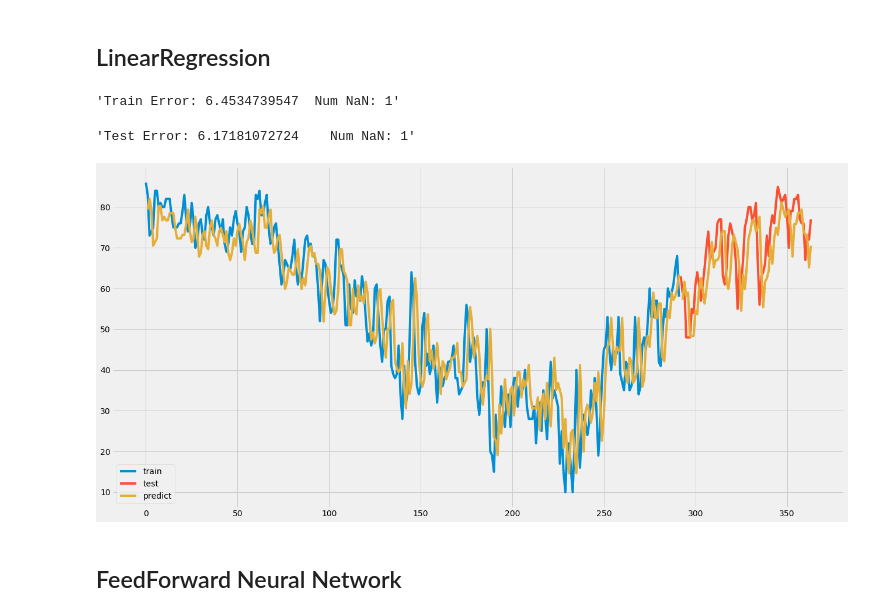
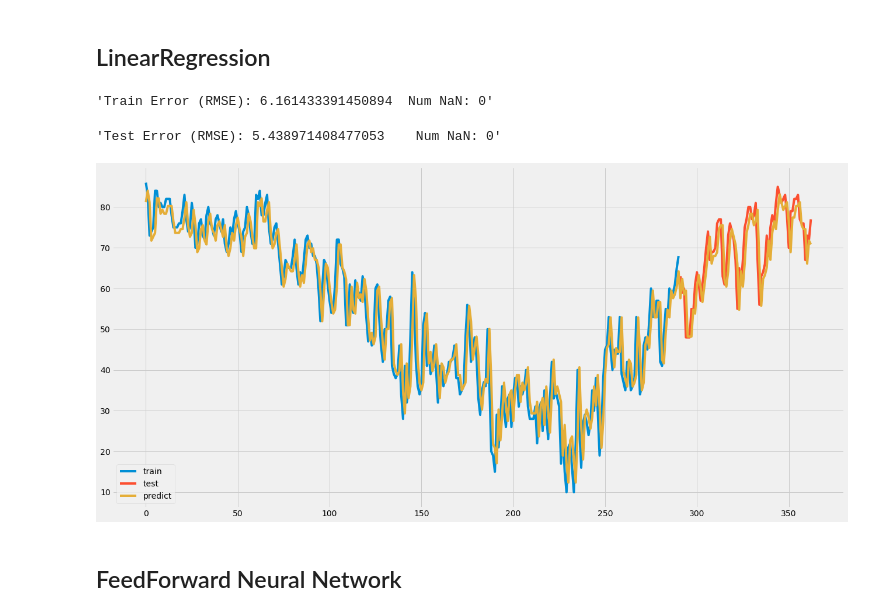
Before and after one commit to fdabek1/irregulartimeseries, a Jupyter notebook: 02-Chunk1.ipynb, the cells around one changed output. Saved outputs shown, nothing was run; the diff lists cells and outputs as text; code cells hidden in the pictures.

```diff
--- a/02-Chunk1.ipynb
+++ b/02-Chunk1.ipynb
@@ -82,5 +82,5 @@ analysis.run_model(model, name='RandomForest')
 # %%
 from sklearn.ensemble import AdaBoostRegressor
-model = Regressor(analysis, AdaBoostRegressor)
+model = Regressor(analysis=analysis, regressor=AdaBoostRegressor)
 analysis.run_model(model, name='AdaBoost')
 # %% [output]
@@ -90,5 +90,5 @@ analysis.run_model(model, name='AdaBoost')
 # %%
 from sklearn.gaussian_process import GaussianProcessRegressor
-model = Regressor(analysis, GaussianProcessRegressor)
+model = Regressor(analysis=analysis, regressor=GaussianProcessRegressor)
 analysis.run_model(model, name='GaussianProcess')
 # %% [output]
@@ -97,0 +102,15 @@ analysis.run_model(model, name='GaussianProcess')
+# %%
+from keras.models import Sequential
+from keras import optimizers
+from keras import layers
+
+nn = Sequential()
+nn.add(layers.SimpleRNN(50, activation='tanh', input_shape=(len(analysis.x_train), NUM_FEATURES), return_sequences=True))
+
+nn.add(layers.TimeDistributed(layers.Dense(10, activation='relu')))
+nn.add(layers.TimeDistributed(layers.Dense(1, activation='tanh')))
+# nn.add(layers.TimeDistributed(layers.Dense(1, activation='linear')))
+nn.compile(loss='mse', optimizer='adam')
+
+model = RNNAll(analysis=analysis, model=nn, fit_config={'epochs': 100, 'shuffle': False})
+analysis.run_model(model, name='RNNAll')
@@ -97,0 +127,15 @@ analysis.run_model(model, name='GaussianProcess')
+# %%
+from keras.models import Sequential
+from keras import optimizers
+from keras import layers
+
+nn = Sequential()
+nn.add(layers.LSTM(50, activation='tanh', input_shape=(len(analysis.x_train), NUM_FEATURES), return_sequences=True))
+
+nn.add(layers.TimeDistributed(layers.Dense(10, activation='relu')))
+nn.add(layers.TimeDistributed(layers.Dense(1, activation='tanh')))
+# nn.add(layers.TimeDistributed(layers.Dense(1, activation='linear')))
+nn.compile(loss='mse', optimizer='adam')
+
+model = RNNAll(analysis=analysis, model=nn, fit_config={'epochs': 100, 'shuffle': False})
+analysis.run_model(model, name='LSTMAll')
@@ -112,12 +161,12 @@ This results in the first c values in not having a prediction and thus (Num NaN
 # %% [markdown]
 ## LinearRegression
 # %%
-model = LinearRegression(analysis, num_days=NUM_DAYS)
+model = LinearRegression(analysis=analysis, num_days=NUM_DAYS)
 analysis.run_model(model, name='LinearRegression')
 # %% [output]
-'Train Error: 6.4534739547  Num NaN: 1'
+'Train Error (RMSE): 6.161433391450894  Num NaN: 0'
-'Test Error: 6.17181072724    Num NaN: 1'
+'Test Error (RMSE): 5.438971408477053    Num NaN: 0'
-[figure, old version]
+[figure, new version]
 # %% [markdown]
 ## FeedForward Neural Network
 # %%
```
Also changed, not shown: parts of 18 cells of this notebook, 10 other files.
